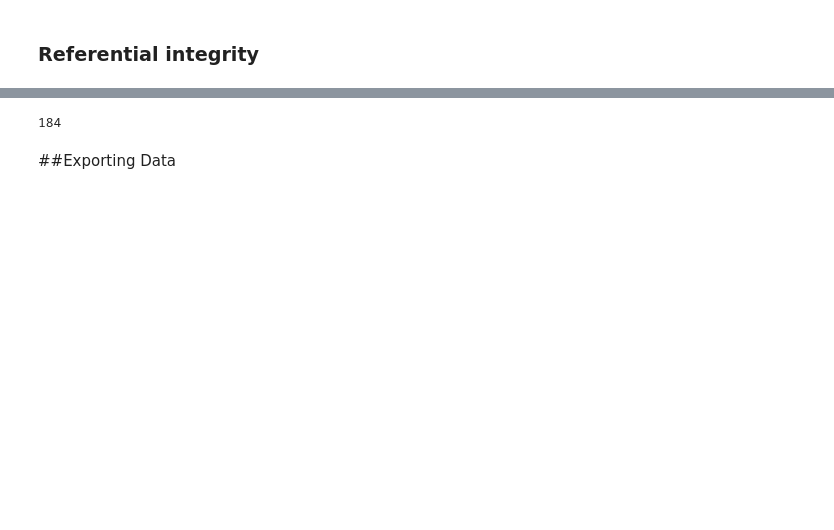
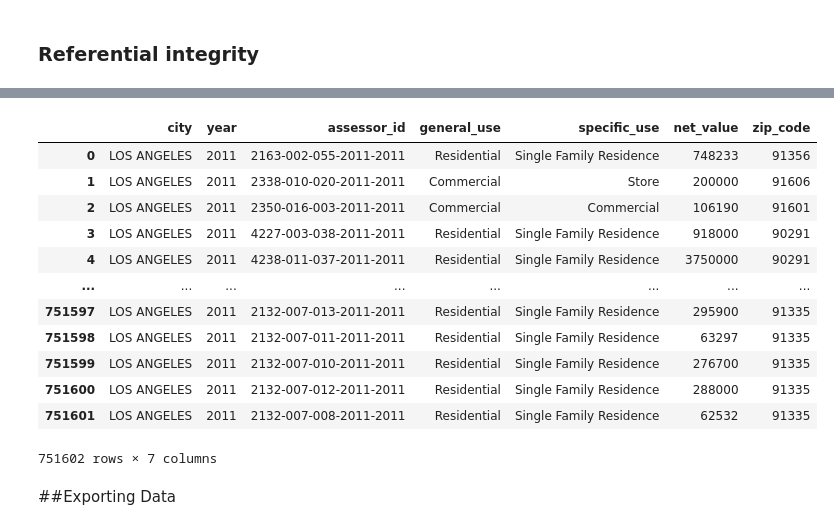
Before and after one commit to sorayabailey23/Group-93, a Jupyter notebook: Assessor_Data_Cleaning_2011.ipynb, the cells around one changed output, grey strips where cells are left out. Cells and saved outputs as stored; diff of their text form; code cells hidden in the pictures; blank space fills up the shorter version.

```diff
--- a/Assessor_Data_Cleaning_2011.ipynb
+++ b/Assessor_Data_Cleaning_2011.ipynb
@@ -357,7 +357,21 @@ records_df
-# %%
-len(records_df['zip_code'].unique())
-# %% [output]
-184
+# %%
+records_df = records_df.drop(columns=["level_0"])
+# %%
+records_df
+# %% [output]
+|  | city | year | assessor_id | general_use | specific_use | net_value | zip_code |
+| 0 | LOS ANGELES | 2011 | 2163-002-055-2011-2011 | Residential | Single Family Residence | 748233 | 91356 |
+| 1 | LOS ANGELES | 2011 | 2338-010-020-2011-2011 | Commercial | Store | 200000 | 91606 |
+| 2 | LOS ANGELES | 2011 | 2350-016-003-2011-2011 | Commercial | Commercial | 106190 | 91601 |
+| 3 | LOS ANGELES | 2011 | 4227-003-038-2011-2011 | Residential | Single Family Residence | 918000 | 90291 |
+| 4 | LOS ANGELES | 2011 | 4238-011-037-2011-2011 | Residential | Single Family Residence | 3750000 | 90291 |
+| ... | ... | ... | ... | ... | ... | ... | ... |
+| 751597 | LOS ANGELES | 2011 | 2132-007-013-2011-2011 | Residential | Single Family Residence | 295900 | 91335 |
+| 751598 | LOS ANGELES | 2011 | 2132-007-011-2011-2011 | Residential | Single Family Residence | 63297 | 91335 |
+| 751599 | LOS ANGELES | 2011 | 2132-007-010-2011-2011 | Residential | Single Family Residence | 276700 | 91335 |
+| 751600 | LOS ANGELES | 2011 | 2132-007-012-2011-2011 | Residential | Single Family Residence | 288000 | 91335 |
+| 751601 | LOS ANGELES | 2011 | 2132-007-008-2011-2011 | Residential | Single Family Residence | 62532 | 91335 |
+751602 rows × 7 columns
 # %% [markdown]
 ##Exporting Data
 # %%
```
Also changed, not shown: parts of 4 cells of this notebook.
